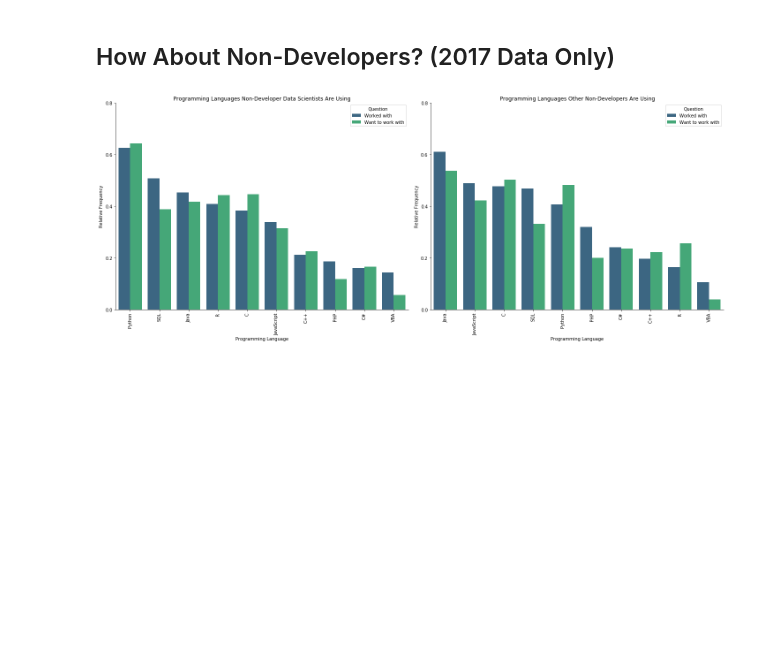
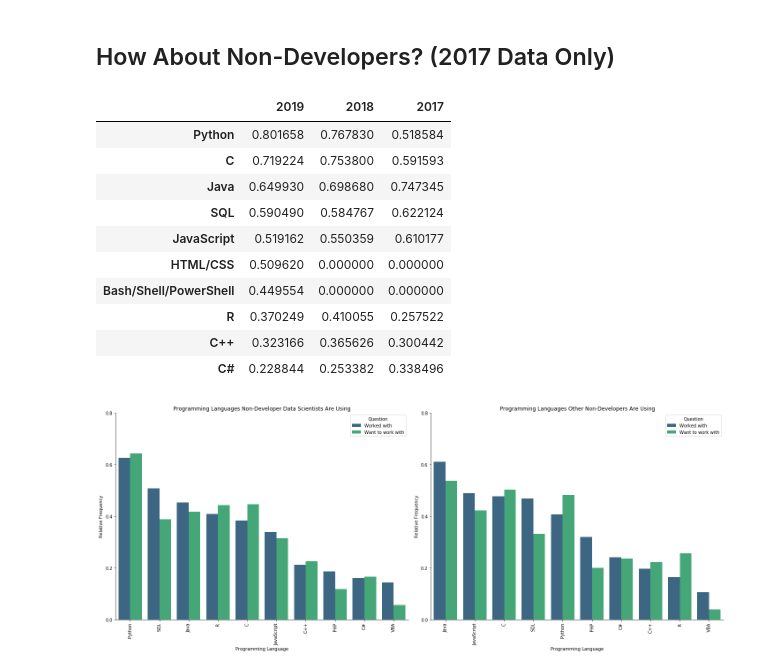
Before and after one commit to hendrik-sill/DSND_Crisp_DM_Project, a Jupyter notebook: stackoverflow_analysis.ipynb, the cells around one changed output. Cells and saved outputs as stored; diff of their text form; code cells hidden in the pictures; blank space fills up the shorter version.

```diff
--- a/stackoverflow_analysis.ipynb
+++ b/stackoverflow_analysis.ipynb
@@ -1417,6 +1417,20 @@ As for how constant these findings are, the order of the rankings is virtually t
 Overall, the differences between data scientists and other developers here are not quite as pronounced as I would have expected based on the job advertisements I have read over time. It is not immediately obvious whether this is simply due to my expectations being biased. Other possible explanations could include a sort of self-selection bias with respect to those who took the Stackoverflow Developer Surveys. Maybe even those participants who identify themselves are more likely to be "full-fledged" developers than would be the case for the overall population of data scientists. A brief look at the 2017 data for data scientists and other developers who did not identify themselves as developers could provide some evidence.
 # %% [markdown]
 ## How About Non-Developers? (2017 Data Only)
+# %%
+dev_ds_worked_top10
+# %% [output]
+|  | 2019 | 2018 | 2017 |
+| Python | 0.801658 | 0.767830 | 0.518584 |
+| C | 0.719224 | 0.753800 | 0.591593 |
+| Java | 0.649930 | 0.698680 | 0.747345 |
+| SQL | 0.590490 | 0.584767 | 0.622124 |
+| JavaScript | 0.519162 | 0.550359 | 0.610177 |
+| HTML/CSS | 0.509620 | 0.000000 | 0.000000 |
+| Bash/Shell/PowerShell | 0.449554 | 0.000000 | 0.000000 |
+| R | 0.370249 | 0.410055 | 0.257522 |
+| C++ | 0.323166 | 0.365626 | 0.300442 |
+| C# | 0.228844 | 0.253382 | 0.338496 |
 # %%
 # define plot size
 plt.figure(figsize=(20,8))
```
Also changed, not shown: parts of 3 cells of this notebook.
